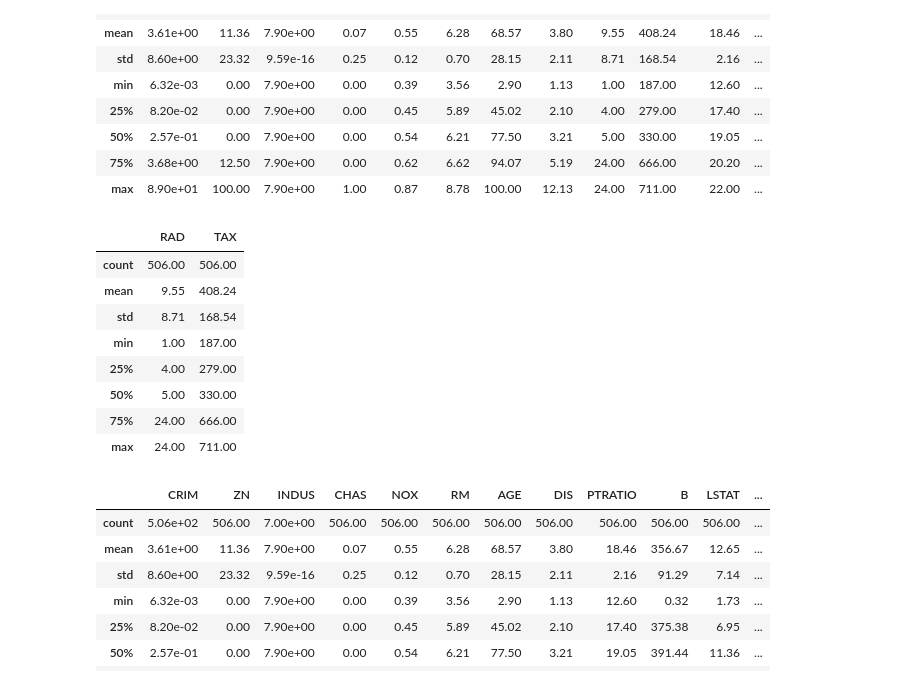
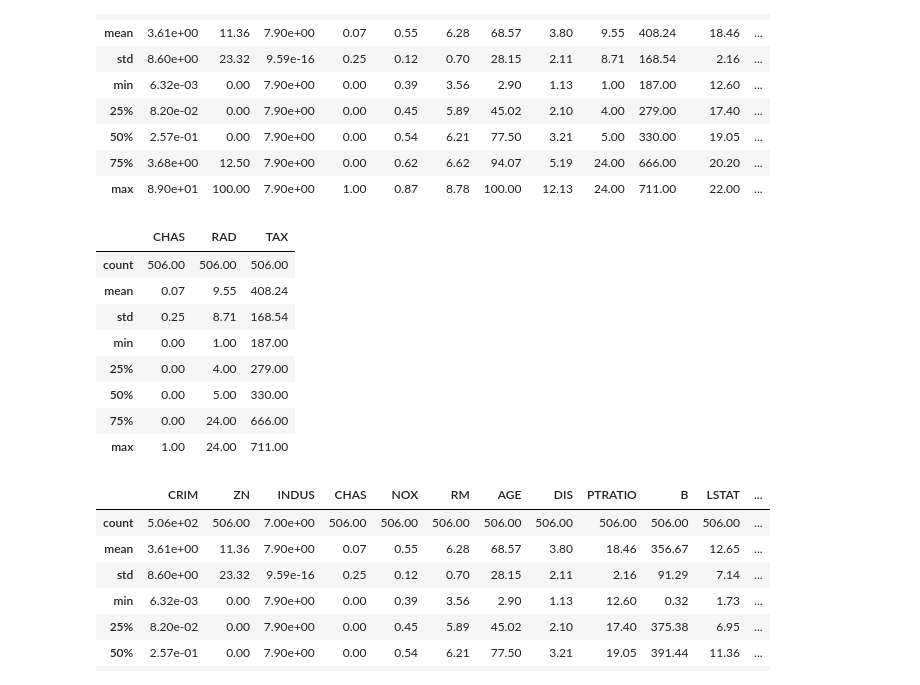
Before and after one commit to herrmanndus/rsd-engineeringcourse, a Jupyter notebook: ch01data/exploratory analysis with pandas.ipynb, the cells around one changed output. Drawn from its saved outputs; the diff is of its cells as text; code cells hidden in the pictures.

Commit message:
Optimizing lambda functions for pd dataframes

```diff
--- a/ch01data/exploratory analysis with pandas.ipynb
+++ b/ch01data/exploratory analysis with pandas.ipynb
@@ -77,17 +80,17 @@ df.describe()
 # %%
 # describe only objects with a specific data type
 
-df.describe(include=["object", "int64"])
+df.describe(include=["int64"])
 # %% [output]
-|  | RAD | TAX |
-| count | 506.00 | 506.00 |
-| mean | 9.55 | 408.24 |
-| std | 8.71 | 168.54 |
-| min | 1.00 | 187.00 |
-| 25% | 4.00 | 279.00 |
-| 50% | 5.00 | 330.00 |
-| 75% | 24.00 | 666.00 |
-| max | 24.00 | 711.00 |
+|  | CHAS | RAD | TAX |
+| count | 506.00 | 506.00 | 506.00 |
+| mean | 0.07 | 9.55 | 408.24 |
+| std | 0.25 | 8.71 | 168.54 |
+| min | 0.00 | 1.00 | 187.00 |
+| 25% | 0.00 | 4.00 | 279.00 |
+| 50% | 0.00 | 5.00 | 330.00 |
+| 75% | 0.00 | 24.00 | 666.00 |
+| max | 1.00 | 24.00 | 711.00 |
 # %%
 df.describe(include=np.number)
 # include numeric columns only
```
Also changed, not shown: parts of 13 cells of this notebook, 1 other file.
